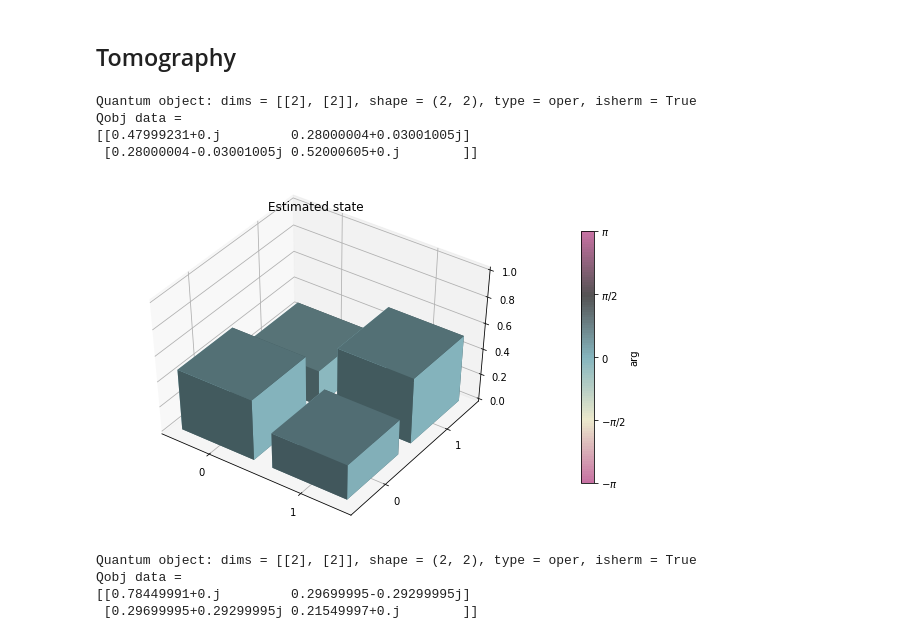
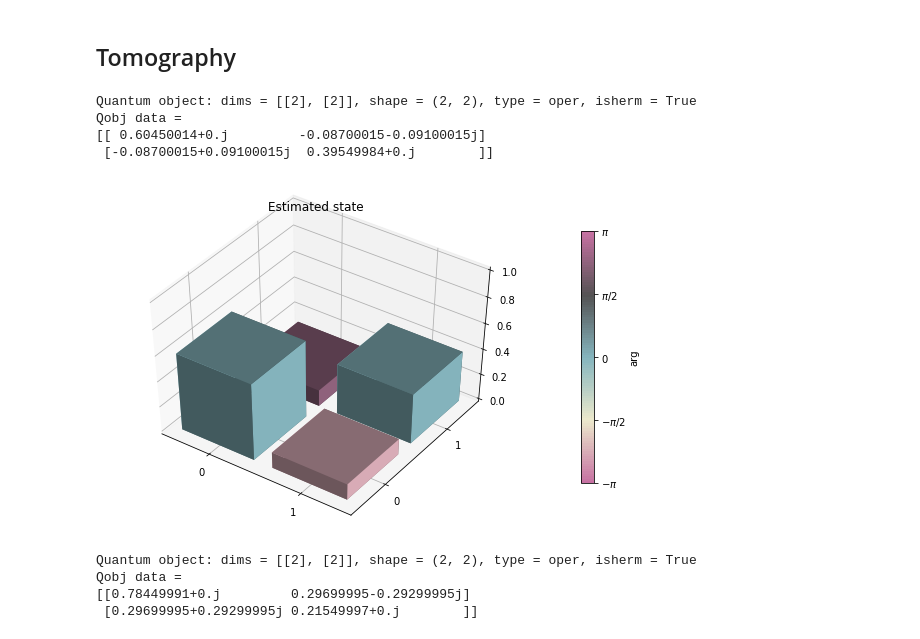
Before and after one commit to patomaki/HackathonErrorCorrection, a Jupyter notebook: 5qubit_magic.ipynb, the cells around one changed output. Saved outputs shown, nothing was run; the diff lists cells and outputs as text; code cells hidden in the pictures.

```diff
--- a/5qubit_magic.ipynb
+++ b/5qubit_magic.ipynb
@@ -26,7 +26,7 @@ def distillation(prog):
 
     # Step 1
 
-    prog.inst(RX(-np.pi/4,0), ZZ(1,2)(np.pi/4), RZ(np.pi/2,3), RY(np.pi/4,4))
+    prog.inst(RX(np.pi/2,0), ZZ(1,2)(np.pi/4), RZ(-np.pi/2,3), RY(np.pi/2,4))
 
     # Step 2
 
@@ -34,30 +34,30 @@ def distillation(prog):
 
     # Step 3
 
-    prog.inst(RX(-np.pi/4,1), RY(np.pi/4,2))
+    prog.inst(RX(-np.pi/2,1), RY(np.pi/2,2))
 
     # Step 4
 
-    prog.inst(ZZ(0,1)(np.pi/4), ZZ(2,3)(np.pi/4))
+    prog.inst(ZZ(0,1)(-np.pi/4), ZZ(2,3)(-np.pi/4))
 
     # Step 5
 
-    prog.inst(RX(-np.pi/4,1),RY(-np.pi/4,2),RX(-np.pi/4,3))
+    prog.inst(RX(-np.pi/2,1),RY(-np.pi/2,2),RX(-np.pi/2,3))
 
     # Step 6
 
-    prog.inst(ZZ(1,2)(np.pi/4), ZZ(3,4)(np.pi/4))
+    prog.inst(ZZ(1,2)(-np.pi/4), ZZ(3,4)(-np.pi/4))
 
     # Step 7
 
-    prog.inst(RY(np.pi/4,1), RY(np.pi/4,2), RY(np.pi/4,3), RX(np.pi/4,4))
+    prog.inst(RY(np.pi/2,1), RY(np.pi/2,2), RY(np.pi/2,3), RX(np.pi/2,4))
 
     # Step 8
 
-    prog.inst(ZZ(0,1)(np.pi/4),ZZ(1,2)(np.pi/4),ZZ(2,3)(np.pi/4))
+    prog.inst(ZZ(0,1)(-np.pi/4),ZZ(1,2)(-np.pi/4),ZZ(2,3)(-np.pi/4))
 
     # Step 9
 
-    prog.inst(RY(-np.pi/4,0),RY(np.pi/4,1),RY(-np.pi/4,2),RX(-np.pi/4,3))
+    prog.inst(RY(-np.pi/2,0),RY(np.pi/2,1),RY(-np.pi/2,2),RX(-np.pi/2,3))
 
     return prog
@@ -96,13 +101,13 @@ def state_tomography(Program, NumSamples, qubits, QVMorQPU):
         state_tomography_qpu.plot()
     plt.show()
 # %%
-state_tomography(prog,100,[1],0)
+state_tomography(prog,1000,[1],0)
 # %% [output]
 Quantum object: dims = [[2], [2]], shape = (2, 2), type = oper, isherm = True
 Qobj data =
-[[0.47999231+0.j         0.28000004+0.03001005j]
- [0.28000004-0.03001005j 0.52000605+0.j        ]]
+[[ 0.60450014+0.j         -0.08700015-0.09100015j]
+ [-0.08700015+0.09100015j  0.39549984+0.j        ]]
-[figure, old version]
+[figure, new version]
 # %%
 state_tomography(prepareNoisyT(1),1000,[1],0)
 # %% [output]
```
Also changed, not shown: parts of 1 cell of this notebook.
